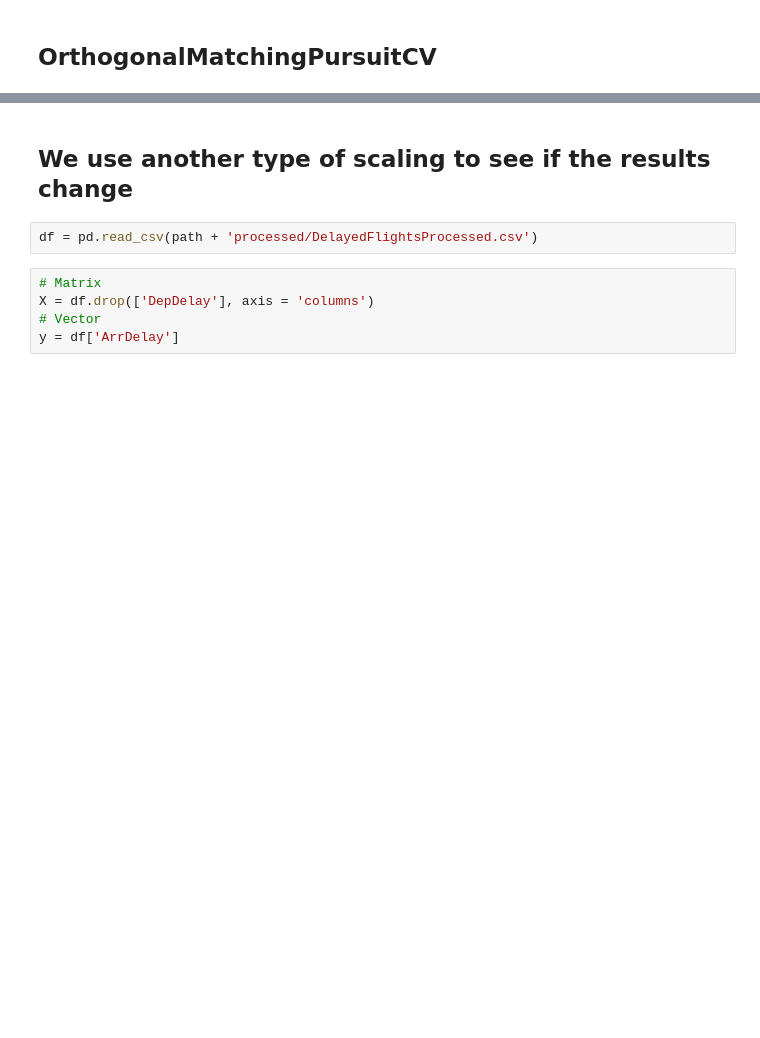
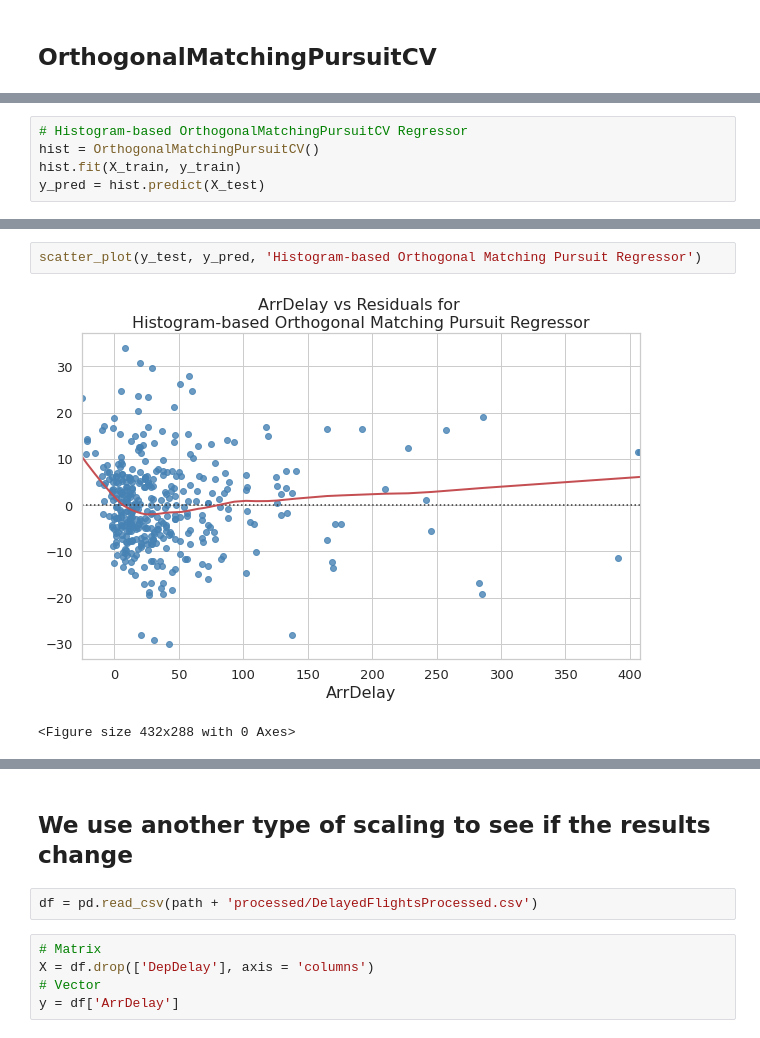
Before and after one commit to jesussantana/Supervised-Regression, a Jupyter notebook: notebooks/S12_T01_Supevised_Regression.ipynb, the cells around one changed output, grey strips where cells are left out. Saved outputs shown, nothing was run; the diff lists cells and outputs as text; blank space fills up the shorter version.

```diff
--- a/notebooks/S12_T01_Supevised_Regression.ipynb
+++ b/notebooks/S12_T01_Supevised_Regression.ipynb
@@ -1021 +1071,6 @@ Best Score: -7.914265127077196
 Best Hyperparameters: {'normalize': False, 'max_iter': None, 'fit_intercept': True, 'copy': True}
+# %%
+# Histogram-based OrthogonalMatchingPursuitCV Regressor
+hist = OrthogonalMatchingPursuitCV()
+hist.fit(X_train, y_train)
+y_pred = hist.predict(X_test)
@@ -1021,0 +1085,5 @@ Best Hyperparameters: {'normalize': False, 'max_iter': None, 'fit_intercept': Tr
+# %%
+scatter_plot(y_test, y_pred, 'Histogram-based Orthogonal Matching Pursuit Regressor')
+# %% [output]
+[figure, added]
+<Figure size 432x288 with 0 Axes>
```
Also changed, not shown: parts of 70 cells of this notebook, 22 other files.
